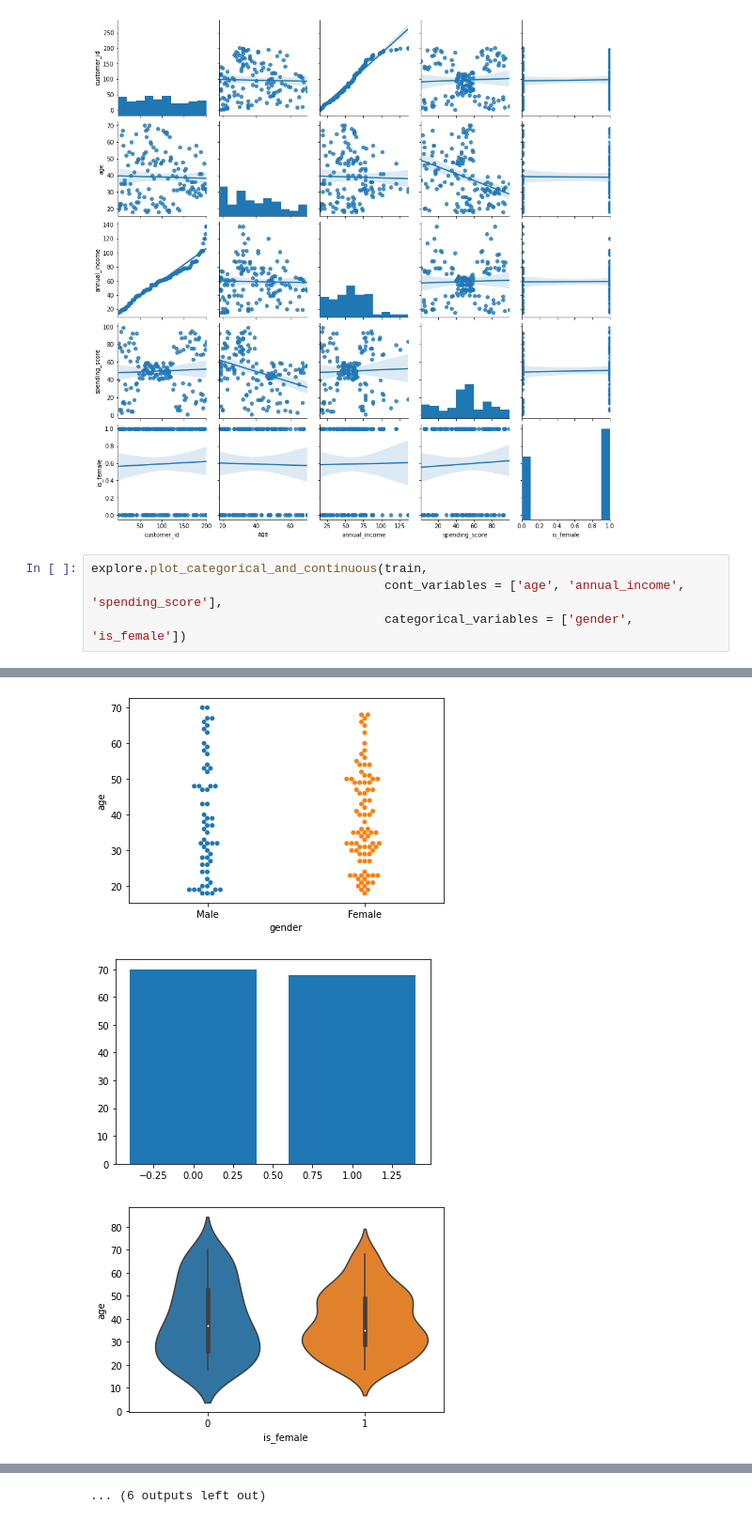
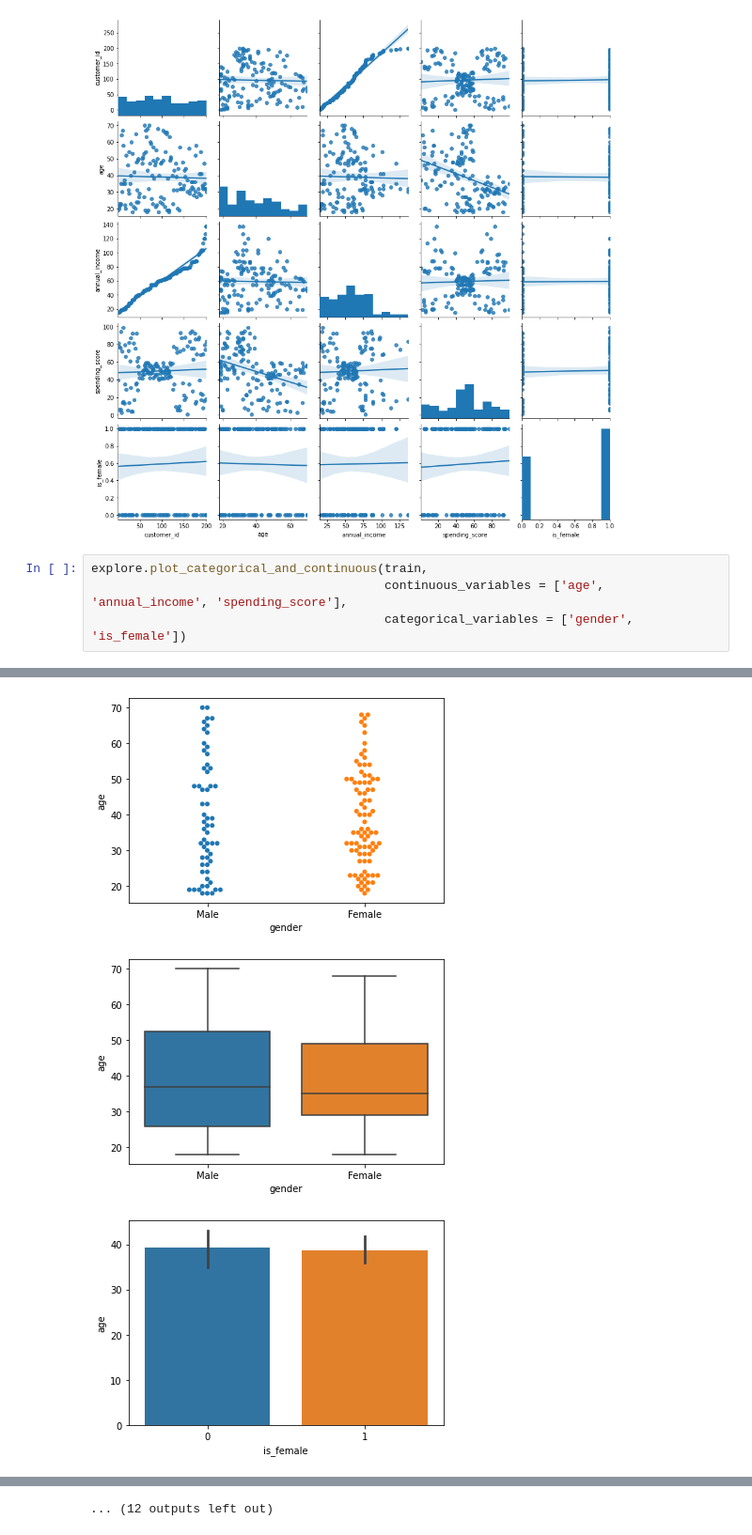
Before and after one commit to MainaliB/regression-exercises, a Jupyter notebook: explore_mall.ipynb, the cells around one changed output, grey strips where cells are left out. Shown: that part at 94% size. Cells and saved outputs as stored; diff of their text form.

```diff
--- a/explore_mall.ipynb
+++ b/explore_mall.ipynb
@@ -64,6 +64,6 @@ explore.plot_variables_pairs(train)
 [figure]
 # %%
 explore.plot_categorical_and_continuous(train,
-                                        cont_variables = ['age', 'annual_income', 'spending_score'],
+                                        continuous_variables = ['age', 'annual_income', 'spending_score'],
                                         categorical_variables = ['gender', 'is_female'])
 # %% [output]
@@ -71,4 +71,4 @@ explore.plot_categorical_and_continuous(train,
 [figure]
 [figure]
-[figure, old version]
+[figure, new version]
-[figure, old version]
+[figure, new version]
@@ -82 +82 @@ explore.plot_categorical_and_continuous(train,
-... (6 outputs left out)
+... (12 outputs left out)
```
Also changed, not shown: parts of 1 cell of this notebook.
